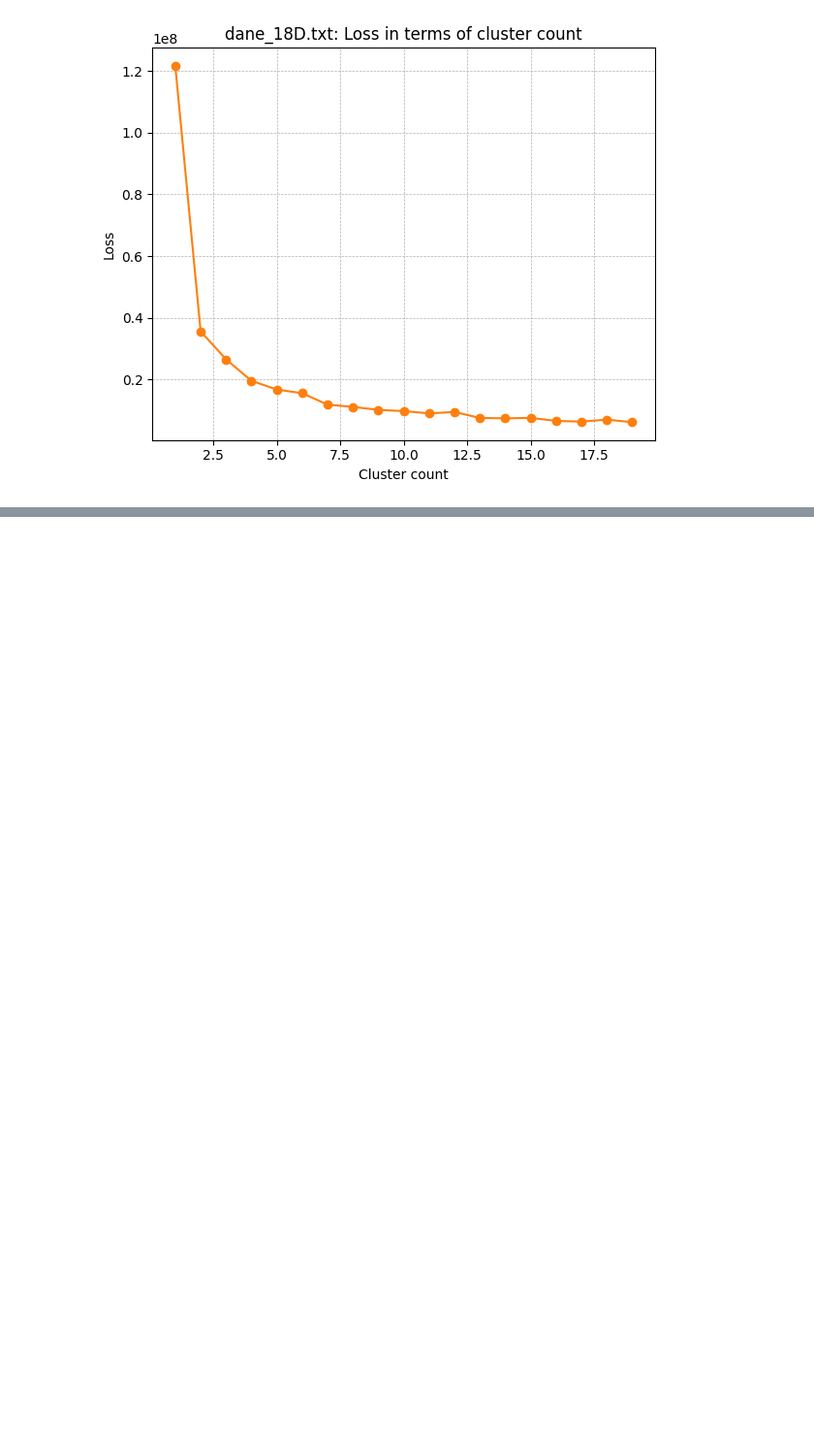
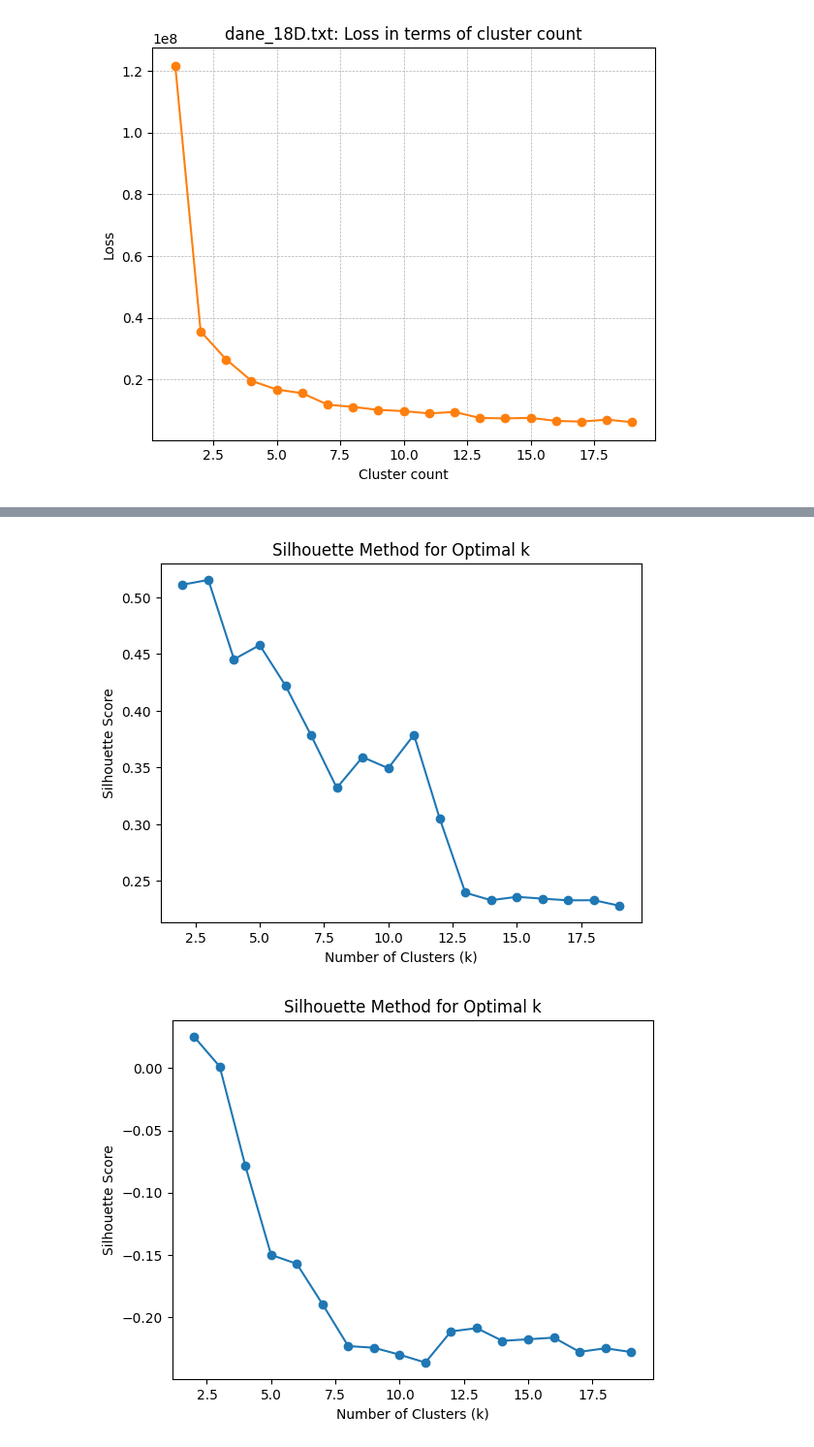
Before and after one commit to xAsylum/clustering, a Jupyter notebook: code/project.ipynb, the cells around one changed output, grey strips where cells are left out. Shown at 97% size. Saved outputs shown, nothing was run; the diff lists cells and outputs as text; code cells hidden in the pictures; blank space fills up the shorter version.

```diff
--- a/code/project.ipynb
+++ b/code/project.ipynb
@@ -127,0 +145,12 @@ for i in [5]:
+# %%
+from utils import *
+from hierarchical import *
+
+for i in [3, 4, 6]:
+    X, Y = open_file(f"../data/dane_2D_{i}.txt", True)
+    linkage = [LinkageType.Centroid, LinkageType.Singular, LinkageType.Centroid, LinkageType.Centroid]
+    model = HierarchicalClusterization(linkage[i - 3], MetricType.Euclidean, X, 6)
+    model.silhouette_score()
+# %% [output]
+[figure, added]
+[figure, added]
```
Also changed, not shown: parts of 7 cells of this notebook, 11 other files.
